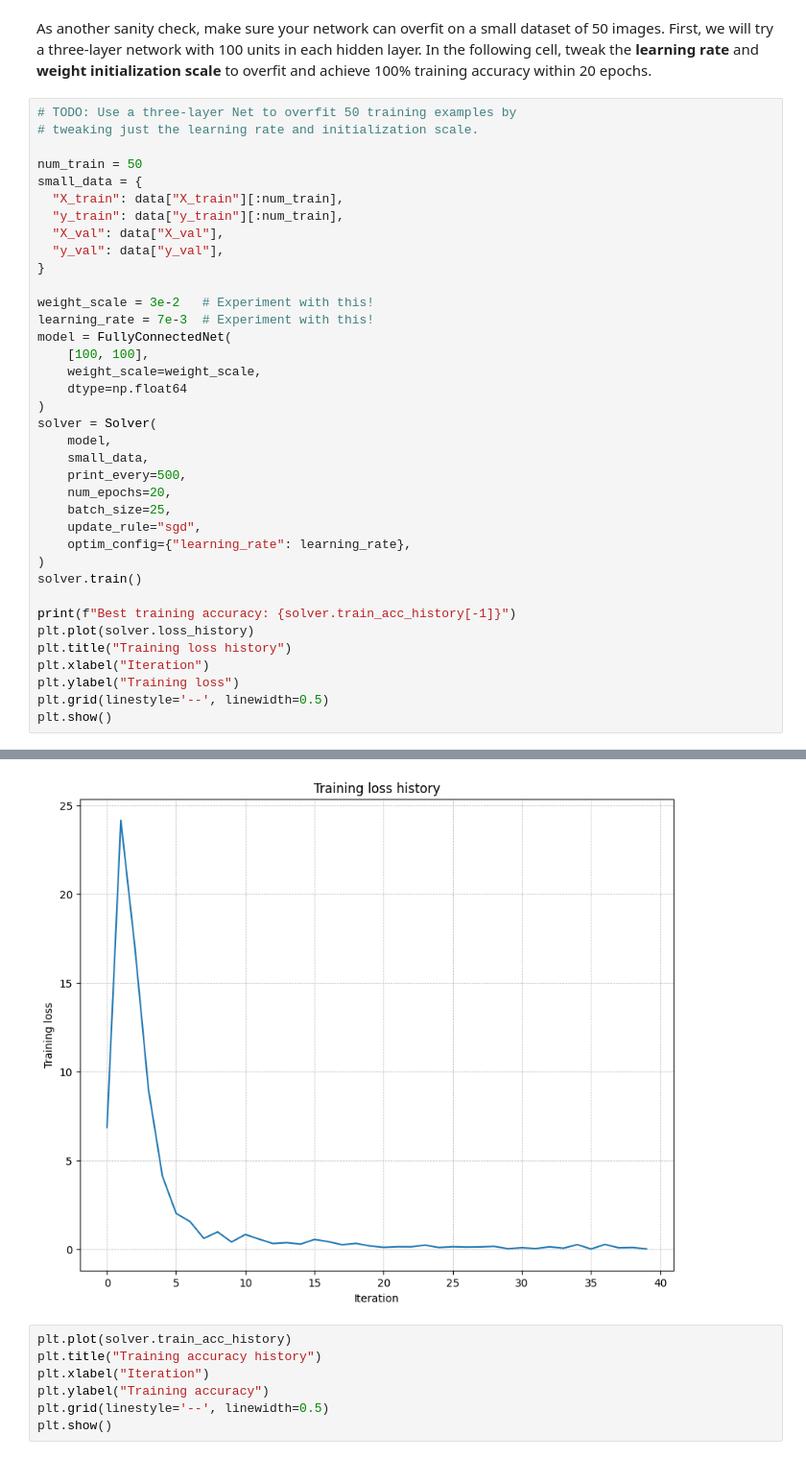
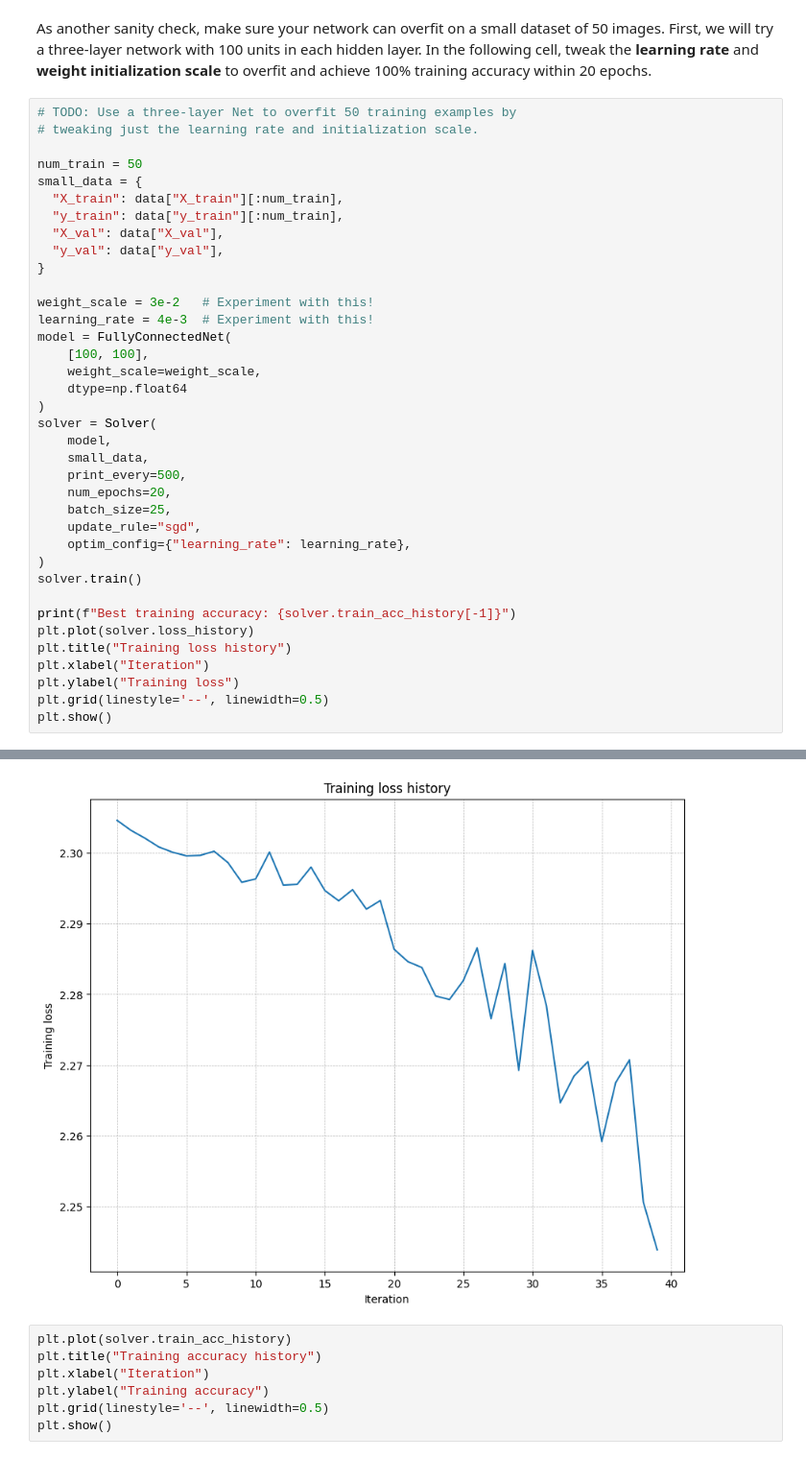
Before and after one commit to aviral2004/cs231n_assignment_solutions, a Jupyter notebook: assignment2/FullyConnectedNets.ipynb, the cells around one changed output, grey strips where cells are left out. Shown at 96% size. Drawn from its saved outputs; the diff is of its cells as text.

```diff
--- a/assignment2/FullyConnectedNets.ipynb
+++ b/assignment2/FullyConnectedNets.ipynb
@@ -107,7 +107,7 @@ small_data = {
 }
 
 weight_scale = 3e-2   # Experiment with this!
-learning_rate = 7e-3  # Experiment with this!
+learning_rate = 4e-3  # Experiment with this!
 model = FullyConnectedNet(
     [100, 100],
     weight_scale=weight_scale,
@@ -152,4 +152,4 @@ Best training accuracy: 1.0
-[figure, old version]
+[figure, new version]
 # %%
 plt.plot(solver.train_acc_history)
 plt.title("Training accuracy history")
```
Also changed, not shown: parts of 9 cells of this notebook.
